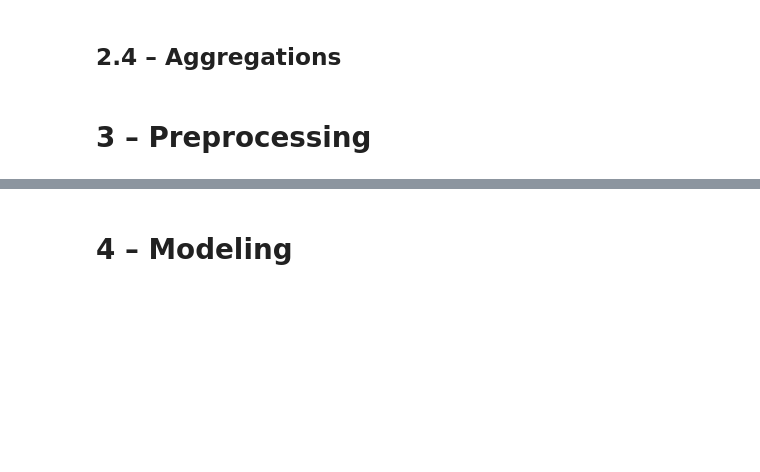
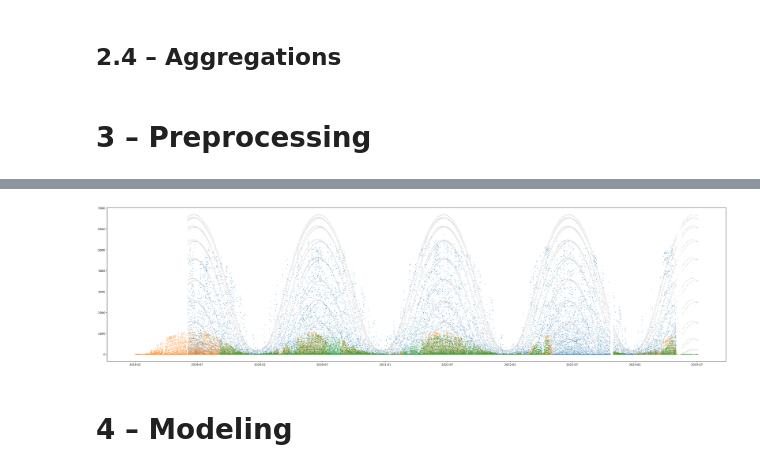
Before and after one commit to mathiasraa/tdt4173-forecasting, a Jupyter notebook: submission/long.ipynb, the cells around one changed output, grey strips where cells are left out. Drawn from its saved outputs; the diff is of its cells as text; code cells hidden in the pictures; blank space fills up the shorter version.

```diff
--- a/submission/long.ipynb
+++ b/submission/long.ipynb
@@ -159,0 +464,3 @@ def scale_data(data, cols=None):
+# %%
+# Convert sun_azimuth from degree to circular for data_standard
+data_simple = convert_from_degree_to_ciruclar(data_simple, "sun_azimuth:d")
@@ -160,3 +531,23 @@ def scale_data(data, cols=None):
+# %%
+# Plot alignment and values
+plt.figure(figsize=(40, 10))
+
+plt.scatter(
+    data_simple[data_simple.location == "A"].date_forecast,
+    data_simple[data_simple.location == "A"]["clear_sky_rad:W"] * 8,
+    s=1,
+    color="lightgrey",
+)
+
+for loc in locations:
+    plt.scatter(
+        data_simple[data_simple.location == loc].date_forecast,
+        data_simple[data_simple.location == loc]["pv_measurement"],
+        s=1,
+        alpha=0.5,
+    )
+# %% [output]
+[figure, added]
 # %% [markdown]
 # 4 – Modeling
 # %% [markdown]
```
Also changed, not shown: parts of 33 cells of this notebook.
